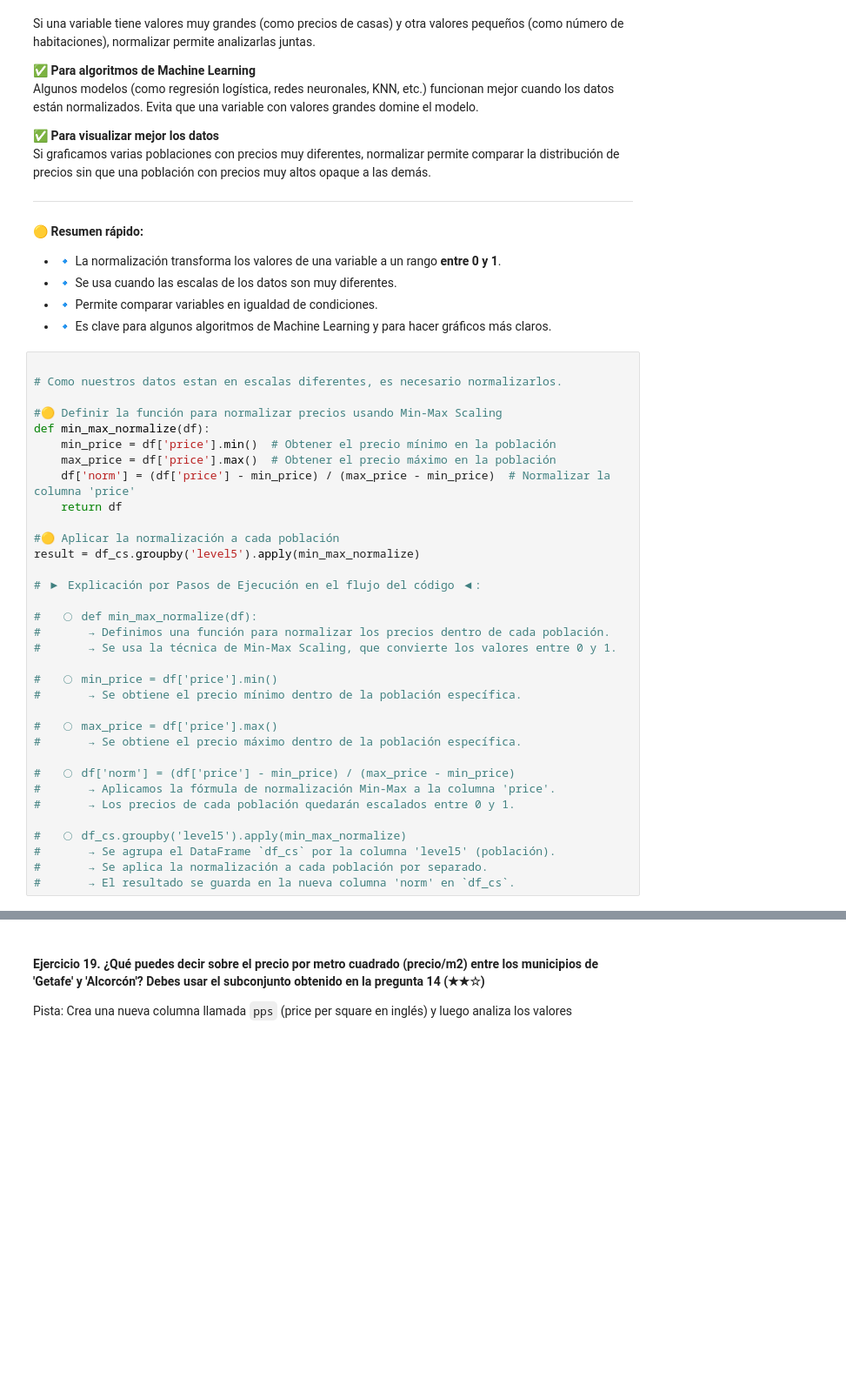
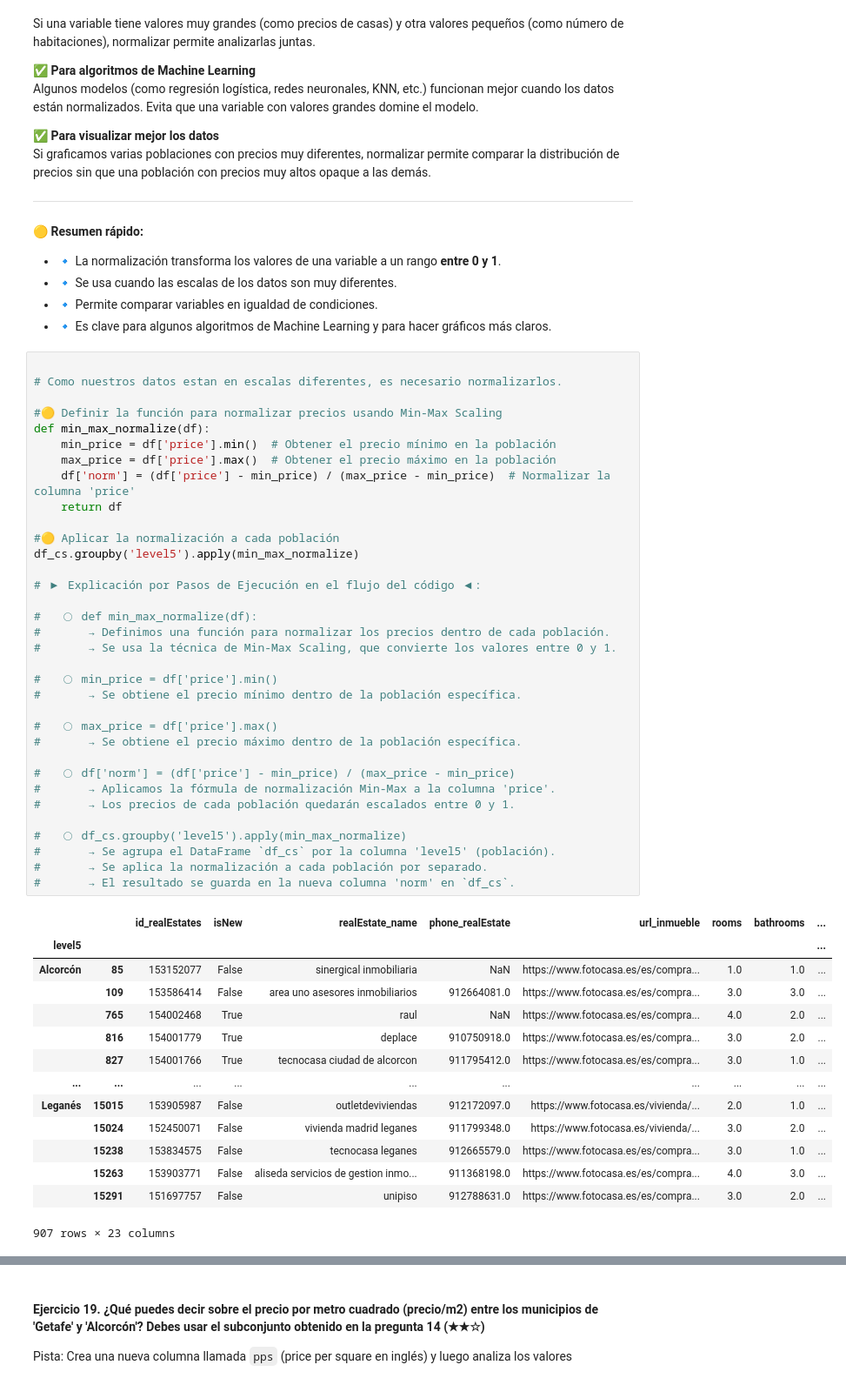
Before and after one commit to mvlarra/realestate-datacleanup-exercise, a Jupyter notebook: Prework_project.es_VL.ipynb, the cells around one changed output, grey strips where cells are left out. Shown: that part at 87% size. Saved outputs shown, nothing was run; the diff lists cells and outputs as text; blank space fills up the shorter version.

```diff
--- a/Prework_project.es_VL.ipynb
+++ b/Prework_project.es_VL.ipynb
@@ -1090,31 +1090,46 @@ Si graficamos varias poblaciones con precios muy diferentes, normalizar permite
 
 #🟡 Definir la función para normalizar precios usando Min-Max Scaling
 def min_max_normalize(df):
     min_price = df['price'].min()  # Obtener el precio mínimo en la población
     max_price = df['price'].max()  # Obtener el precio máximo en la población
     df['norm'] = (df['price'] - min_price) / (max_price - min_price)  # Normalizar la columna 'price'
     return df
 
 #🟡 Aplicar la normalización a cada población
-result = df_cs.groupby('level5').apply(min_max_normalize)
+df_cs.groupby('level5').apply(min_max_normalize)
 
 # ▶ Explicación por Pasos de Ejecución en el flujo del código ◀:
 
 #   ◯ def min_max_normalize(df):
 #       → Definimos una función para normalizar los precios dentro de cada población.
 #       → Se usa la técnica de Min-Max Scaling, que convierte los valores entre 0 y 1.
 
 #   ◯ min_price = df['price'].min()
 #       → Se obtiene el precio mínimo dentro de la población específica.
 
 #   ◯ max_price = df['price'].max()
 #       → Se obtiene el precio máximo dentro de la población específica.
 
 #   ◯ df['norm'] = (df['price'] - min_price) / (max_price - min_price)
 #       → Aplicamos la fórmula de normalización Min-Max a la columna 'price'.
 #       → Los precios de cada población quedarán escalados entre 0 y 1.
 
 #   ◯ df_cs.groupby('level5').apply(min_max_normalize)
 #       → Se agrupa el DataFrame `df_cs` por la columna 'level5' (población).
 #       → Se aplica la normalización a cada población por separado.
 #       → El resultado se guarda en la nueva columna 'norm' en `df_cs`.
+# %% [output]
+|  |  | id_realEstates | isNew | realEstate_name | phone_realEstate | url_inmueble | rooms | bathrooms | ... |
+| level5 |  |  |  |  |  |  |  |  | ... |
+| Alcorcón | 85 | 153152077 | False | sinergical inmobiliaria | NaN | https://www.fotocasa.es/es/compra... | 1.0 | 1.0 | ... |
+|  | 109 | 153586414 | False | area uno asesores inmobiliarios | 912664081.0 | https://www.fotocasa.es/es/compra... | 3.0 | 3.0 | ... |
+|  | 765 | 154002468 | True | raul | NaN | https://www.fotocasa.es/es/compra... | 4.0 | 2.0 | ... |
+|  | 816 | 154001779 | True | deplace | 910750918.0 | https://www.fotocasa.es/es/compra... | 3.0 | 2.0 | ... |
+|  | 827 | 154001766 | True | tecnocasa ciudad de alcorcon | 911795412.0 | https://www.fotocasa.es/es/compra... | 3.0 | 1.0 | ... |
+| ... | ... | ... | ... | ... | ... | ... | ... | ... | ... |
+| Leganés | 15015 | 153905987 | False | outletdeviviendas | 912172097.0 | https://www.fotocasa.es/vivienda/... | 2.0 | 1.0 | ... |
+|  | 15024 | 152450071 | False | vivienda madrid leganes | 911799348.0 | https://www.fotocasa.es/vivienda/... | 3.0 | 2.0 | ... |
+|  | 15238 | 153834575 | False | tecnocasa leganes | 912665579.0 | https://www.fotocasa.es/es/compra... | 3.0 | 1.0 | ... |
+|  | 15263 | 153903771 | False | aliseda servicios de gestion inmo... | 911368198.0 | https://www.fotocasa.es/es/compra... | 4.0 | 3.0 | ... |
+|  | 15291 | 151697757 | False | unipiso | 912788631.0 | https://www.fotocasa.es/es/compra... | 3.0 | 2.0 | ... |
+907 rows × 23 columns
```
Also changed, not shown: parts of 4 cells of this notebook.
